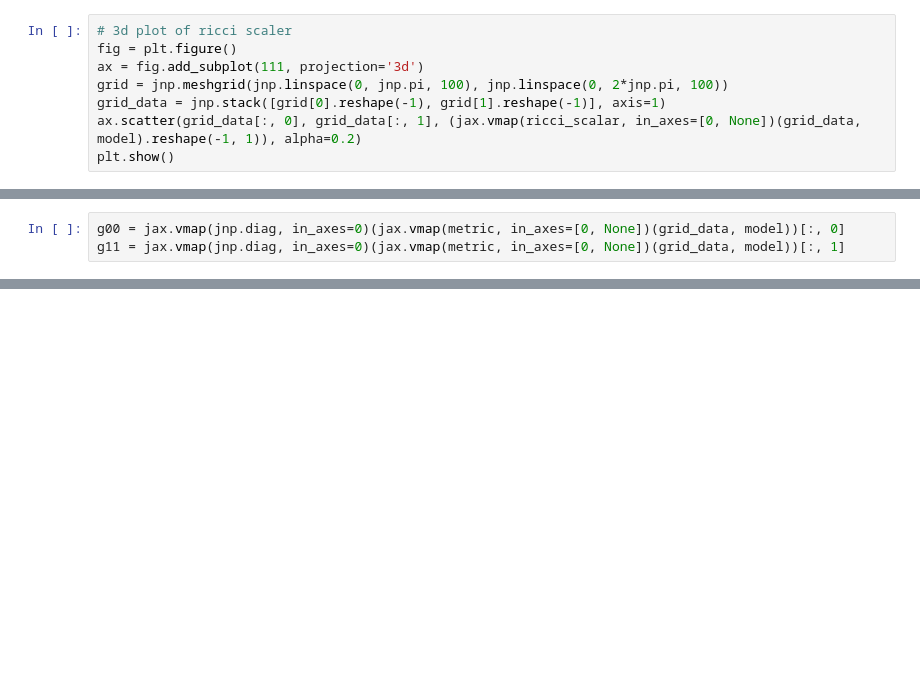
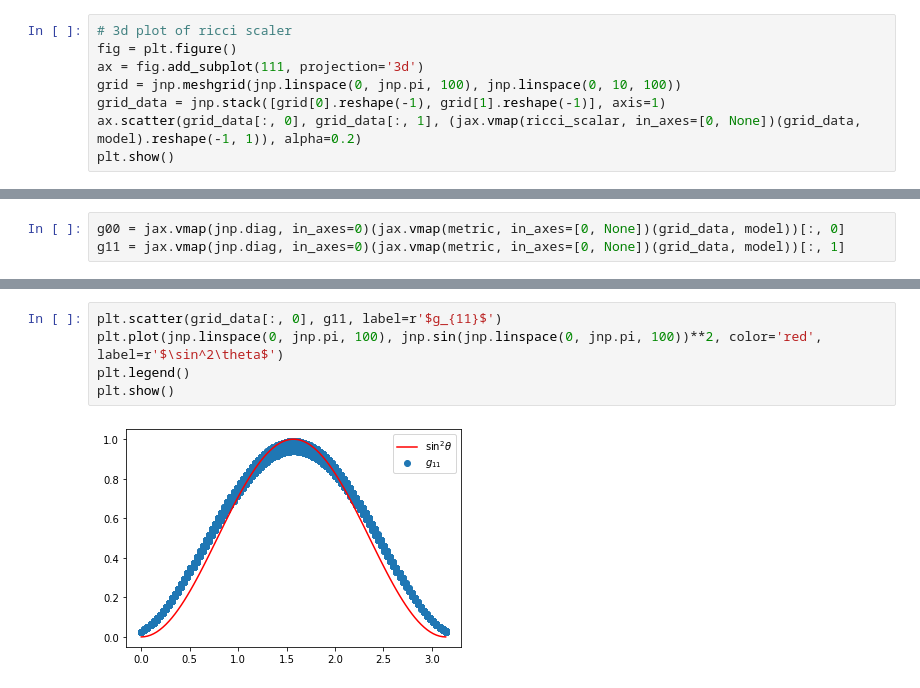
Before and after one commit to haimengzhao/relativity-jax, a Jupyter notebook: nn.ipynb, the cells around one changed output, grey strips where cells are left out. Saved outputs shown, nothing was run; the diff lists cells and outputs as text; blank space fills up the shorter version.

```diff
--- a/nn.ipynb
+++ b/nn.ipynb
@@ -133,7 +133,7 @@ plt.show()
 # 3d plot of ricci scaler
 fig = plt.figure()
 ax = fig.add_subplot(111, projection='3d')
-grid = jnp.meshgrid(jnp.linspace(0, jnp.pi, 100), jnp.linspace(0, 2*jnp.pi, 100))
+grid = jnp.meshgrid(jnp.linspace(0, jnp.pi, 100), jnp.linspace(0, 10, 100))
 grid_data = jnp.stack([grid[0].reshape(-1), grid[1].reshape(-1)], axis=1)
 ax.scatter(grid_data[:, 0], grid_data[:, 1], (jax.vmap(ricci_scalar, in_axes=[0, None])(grid_data, model).reshape(-1, 1)), alpha=0.2)
 plt.show()
@@ -162,0 +163,7 @@ plt.show()
+# %%
+plt.scatter(grid_data[:, 0], g11, label=r'$g_{11}$')
+plt.plot(jnp.linspace(0, jnp.pi, 100), jnp.sin(jnp.linspace(0, jnp.pi, 100))**2, color='red', label=r'$\sin^2\theta$')
+plt.legend()
+plt.show()
+# %% [output]
+[figure, added]
```
Also changed, not shown: parts of 10 cells of this notebook.
